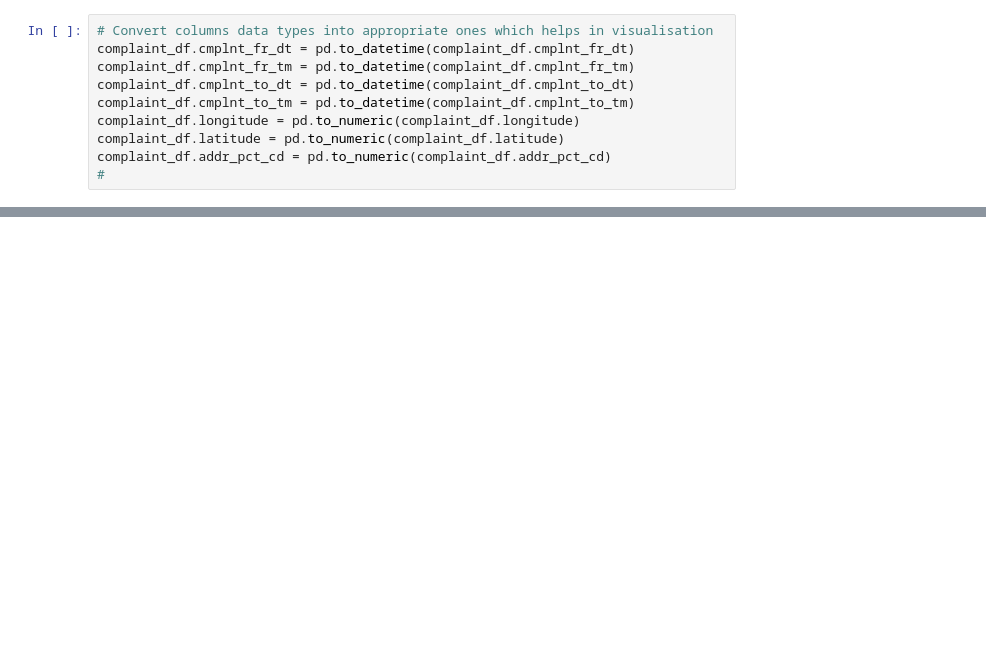
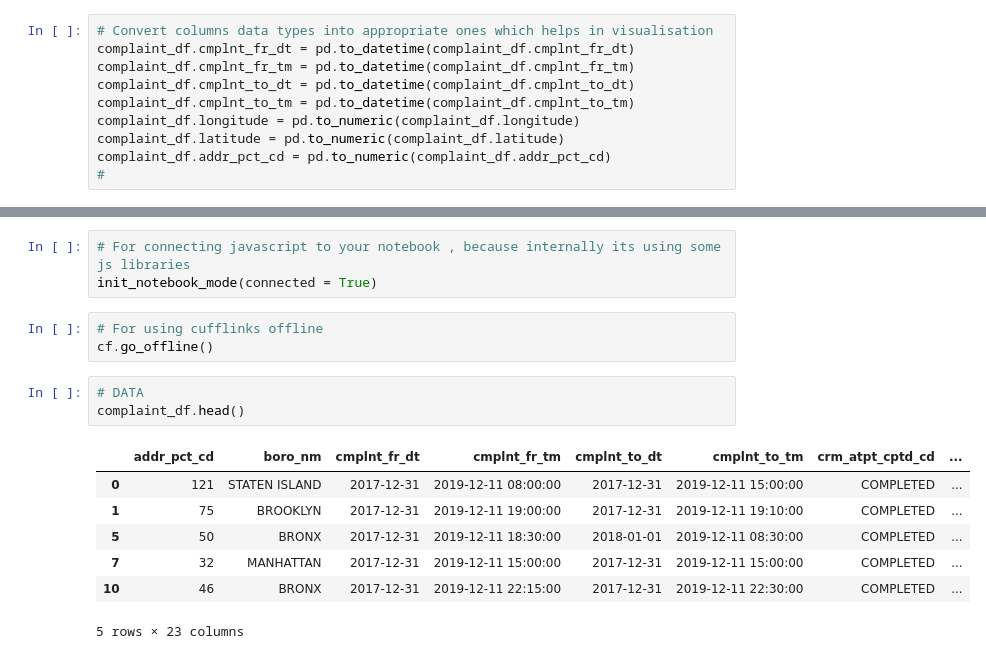
Before and after one commit to HimanshuGup/NYC-Open-Data-Analytics-using-Python, a Jupyter notebook: Complaint_Final.ipynb, the cells around one changed output, grey strips where cells are left out. Saved outputs shown, nothing was run; the diff lists cells and outputs as text; blank space fills up the shorter version.

```diff
--- a/Complaint_Final.ipynb
+++ b/Complaint_Final.ipynb
@@ -258,0 +261,17 @@ The number of parts:  4395
+# %%
+# For connecting javascript to your notebook , because internally its using some js libraries
+init_notebook_mode(connected = True)
+# %%
+# For using cufflinks offline
+cf.go_offline()
+# %%
+# DATA
+complaint_df.head()
+# %% [output]
+|  | addr_pct_cd | boro_nm | cmplnt_fr_dt | cmplnt_fr_tm | cmplnt_to_dt | cmplnt_to_tm | crm_atpt_cptd_cd | ... |
+| 0 | 121 | STATEN ISLAND | 2017-12-31 | 2019-12-11 08:00:00 | 2017-12-31 | 2019-12-11 15:00:00 | COMPLETED | ... |
+| 1 | 75 | BROOKLYN | 2017-12-31 | 2019-12-11 19:00:00 | 2017-12-31 | 2019-12-11 19:10:00 | COMPLETED | ... |
+| 5 | 50 | BRONX | 2017-12-31 | 2019-12-11 18:30:00 | 2018-01-01 | 2019-12-11 08:30:00 | COMPLETED | ... |
+| 7 | 32 | MANHATTAN | 2017-12-31 | 2019-12-11 15:00:00 | 2017-12-31 | 2019-12-11 15:00:00 | COMPLETED | ... |
+| 10 | 46 | BRONX | 2017-12-31 | 2019-12-11 22:15:00 | 2017-12-31 | 2019-12-11 22:30:00 | COMPLETED | ... |
+5 rows × 23 columns
```
Also changed, not shown: parts of 28 cells of this notebook.
